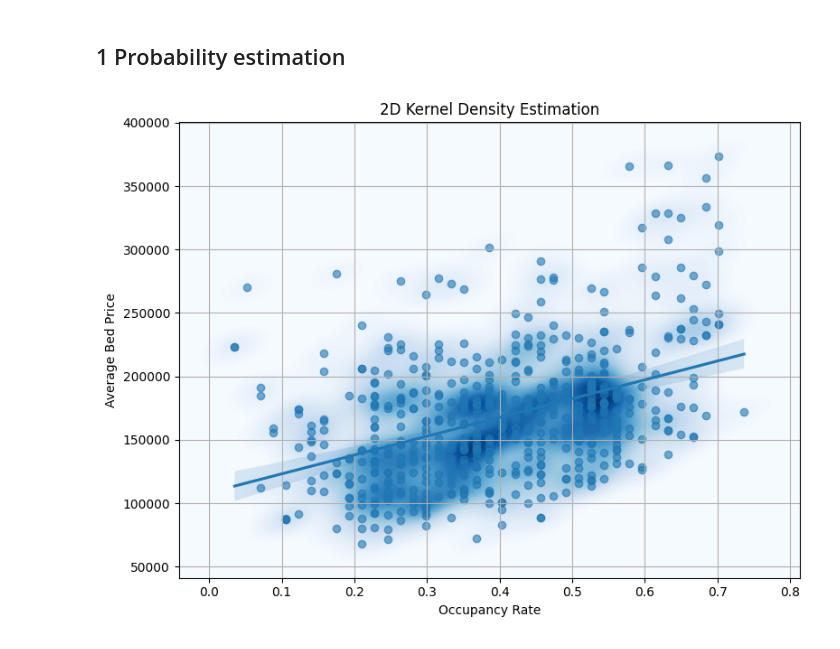
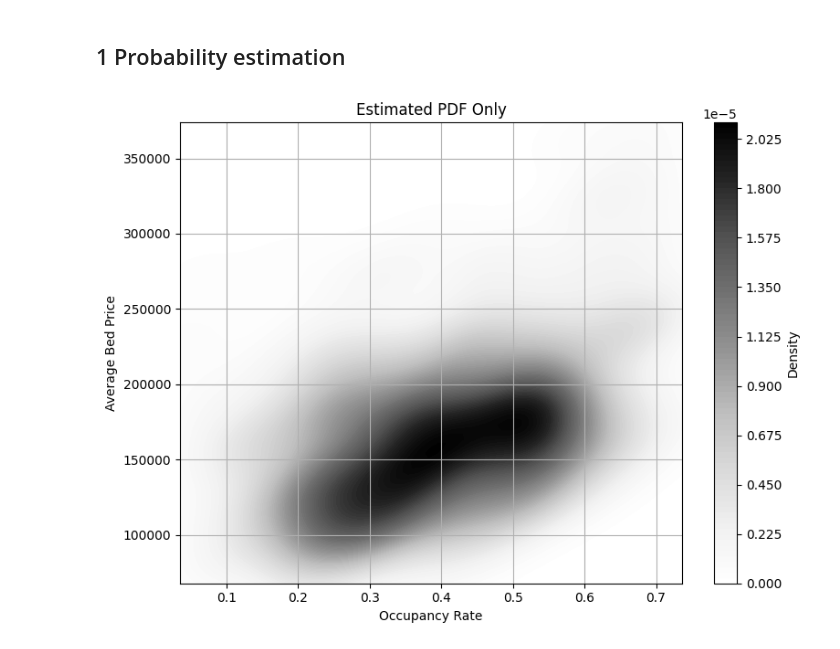
Before and after one commit to jednorukypilot/thesis, a Jupyter notebook: python/prediction_proabbility.ipynb, the cells around one changed output. Cells and saved outputs as stored; diff of their text form; code cells hidden in the pictures.

```diff
--- a/python/prediction_proabbility.ipynb
+++ b/python/prediction_proabbility.ipynb
@@ -1,44 +1,41 @@
 # %% [markdown]
 ## 1 Probability estimation
 # %%
-import numpy as np
 import pandas as pd
-import matplotlib.pyplot as plt
-import seaborn as sns
-from scipy.stats import gaussian_kde
 
+from scripts.plot import plot_density_analysis
+from scripts.pdf_estimation import create_pdf_estimation
+
+# Load and process data
 daily_df = pd.read_csv('data/daily_aggregated_data.csv', parse_dates=['stay_date'])
 
 x = daily_df['occupancy_rate'].values
 y = daily_df['avg_bed_rate'].values
 
-# Stack into 2D array for KDE
-xy = np.vstack([x, y])
+# Create PDF estimation
+kde, X, Y, Z = create_pdf_estimation(x, y)
 
-# --- Fit the 2D kernel density estimator ---
-kde = gaussian_kde(xy)
+# #plot both
+# plot_density_analysis(
+#     df=daily_df,
+#     x_col='occupancy_rate',
+#     y_col='avg_bed_rate',
+#     pdf_data=(X, Y, Z),
+#     title="2D KDE with Data and PDF"
+#     )
 
-# Define grid over the space
-x_grid = np.linspace(x.min(), x.max(), 100)
-y_grid = np.linspace(y.min(), y.max(), 100)
-X, Y = np.meshgrid(x_grid, y_grid)
-positions = np.vstack([X.ravel(), Y.ravel()])
+# #plot data only
+# plot_density_analysis(
+#     df=daily_df,
+#     x_col='occupancy_rate',
+#     y_col='avg_bed_rate',
+#     title="Original Data Only"
+#     )
 
-Z = kde(positions).reshape(X.shape)
-
-# --- Plot the estimated density ---
-plt.figure(figsize=(8, 6))
-sns.kdeplot(
-    x=x, y=y,
-    fill=True, cmap='Blues', bw_adjust=0.5, # adjust for smoothing
-    levels=100, thresh=0
+#plot PDF only
+plot_density_analysis(
+    pdf_data=(X, Y, Z),
+    title="Estimated PDF Only"
 )
-sns.regplot(x='occupancy_rate', y='avg_bed_rate', data=daily_df, scatter_kws={'alpha': 0.6})
-plt.title("2D Kernel Density Estimation")
-plt.xlabel("Occupancy Rate")
-plt.ylabel("Average Bed Price")
-plt.grid(True)
-plt.tight_layout()
-plt.show()
 # %% [output]
-[figure, old version]
+[figure, new version]
```
Also changed, not shown: parts of 3 cells of this notebook, 5 other files.
